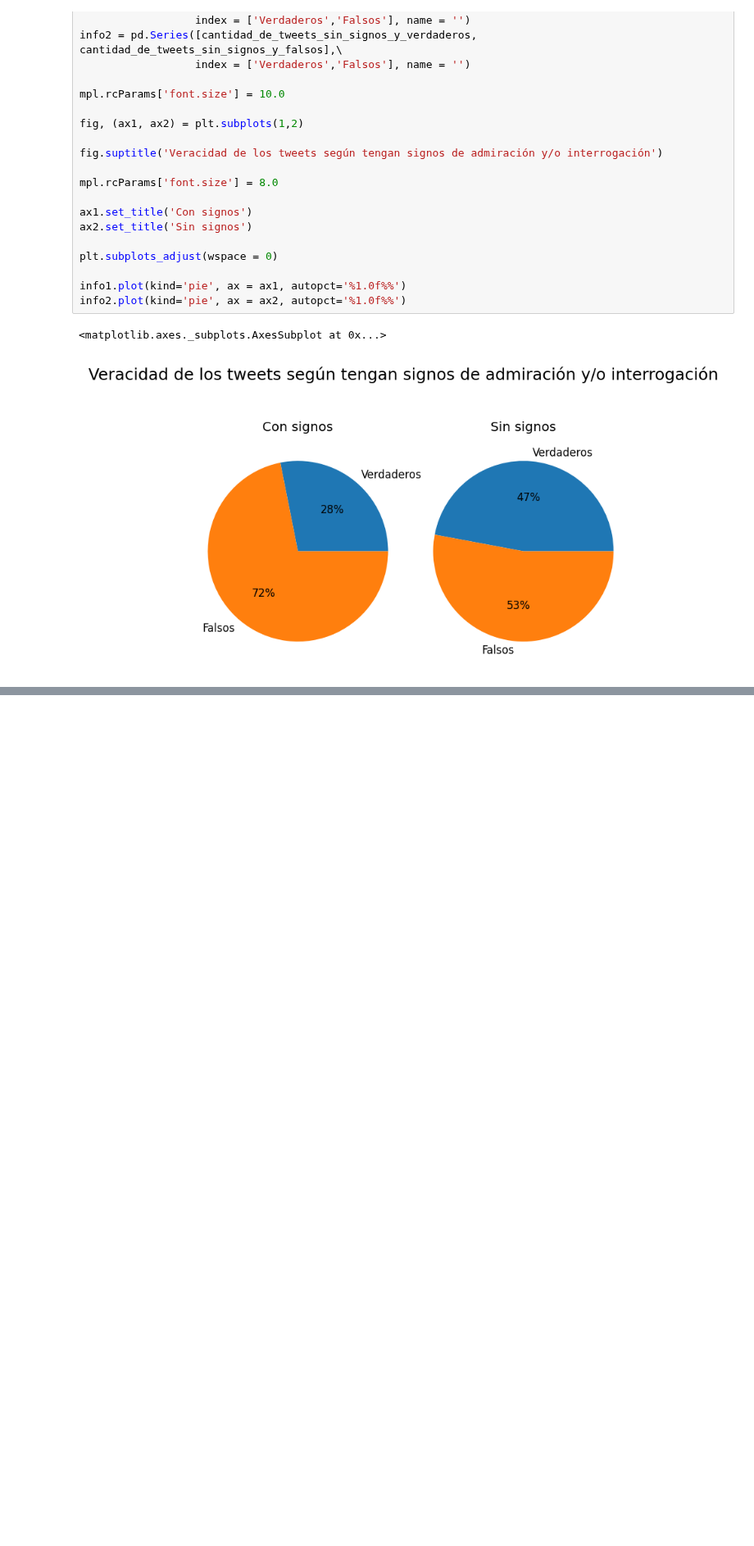
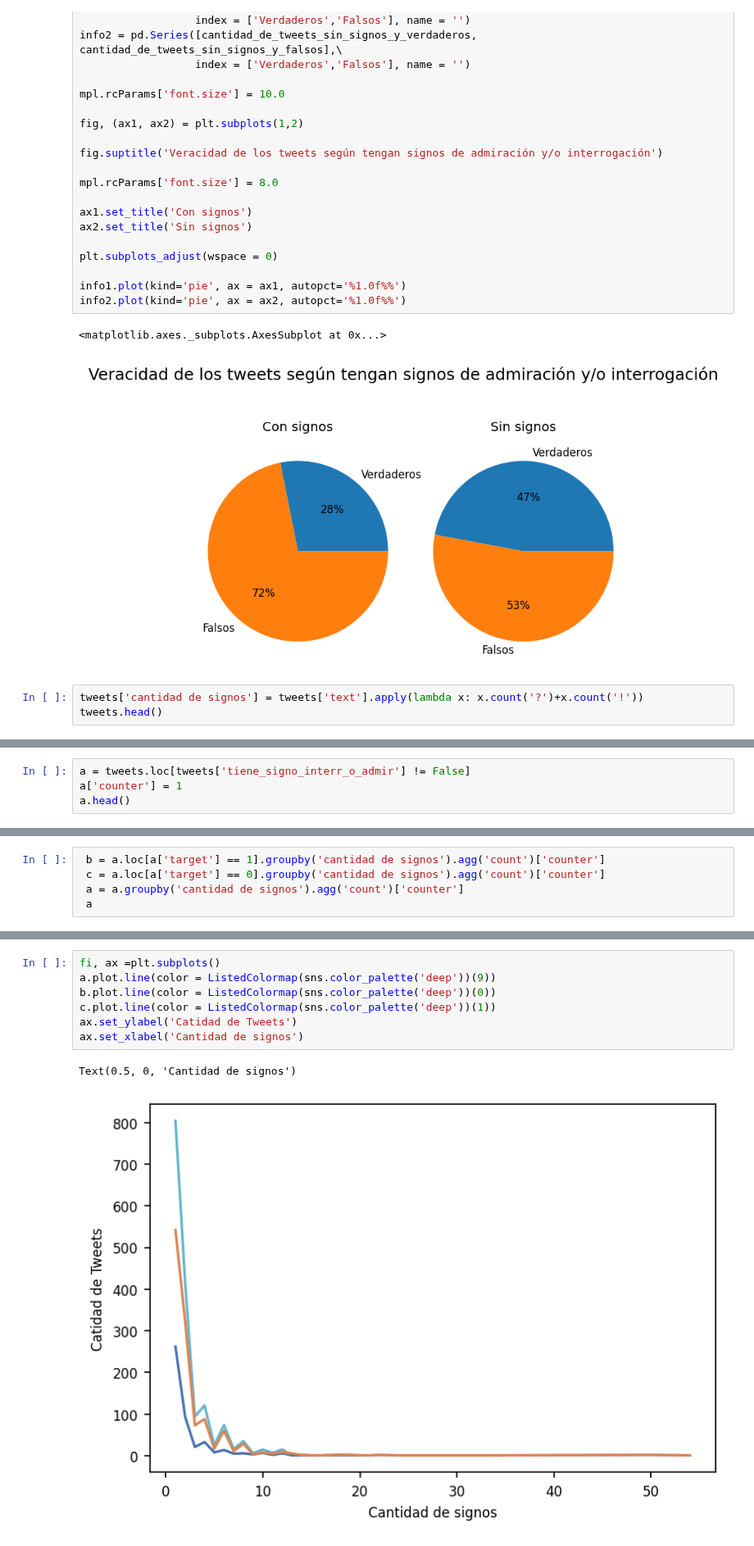
Before and after one commit to JulioCastillo1/TP1-Datos, a Jupyter notebook: veracidad segun signos.ipynb, the cells around one changed output, grey strips where cells are left out. Shown at 82% size. Drawn from its saved outputs; the diff is of its cells as text; blank space fills up the shorter version.

Commit message:
Le falta leyenda pero hay grafico de cantidad de signos vs cantidad de tweets

```diff
--- a/veracidad segun signos.ipynb
+++ b/veracidad segun signos.ipynb
@@ -54,3 +57,6 @@ info2.plot(kind='pie', ax = ax2, autopct='%1.0f%%')
 # %% [output]
 <matplotlib.axes._subplots.AxesSubplot at 0x...>
 [figure]
+# %%
+tweets['cantidad de signos'] = tweets['text'].apply(lambda x: x.count('?')+x.count('!'))
+tweets.head()
@@ -56,0 +70,4 @@ info2.plot(kind='pie', ax = ax2, autopct='%1.0f%%')
+# %%
+a = tweets.loc[tweets['tiene_signo_interr_o_admir'] != False]
+a['counter'] = 1
+a.head()
@@ -56,0 +85,5 @@ info2.plot(kind='pie', ax = ax2, autopct='%1.0f%%')
+# %%
+ b = a.loc[a['target'] == 1].groupby('cantidad de signos').agg('count')['counter']
+ c = a.loc[a['target'] == 0].groupby('cantidad de signos').agg('count')['counter']
+ a = a.groupby('cantidad de signos').agg('count')['counter']
+ a
@@ -56,0 +108,10 @@ info2.plot(kind='pie', ax = ax2, autopct='%1.0f%%')
+# %%
+fi, ax =plt.subplots()
+a.plot.line(color = ListedColormap(sns.color_palette('deep'))(9))
+b.plot.line(color = ListedColormap(sns.color_palette('deep'))(0))
+c.plot.line(color = ListedColormap(sns.color_palette('deep'))(1))
+ax.set_ylabel('Catidad de Tweets')
+ax.set_xlabel('Cantidad de signos')
+# %% [output]
+Text(0.5, 0, 'Cantidad de signos')
+[figure, added]
```
Also changed, not shown: parts of 5 cells of this notebook.
